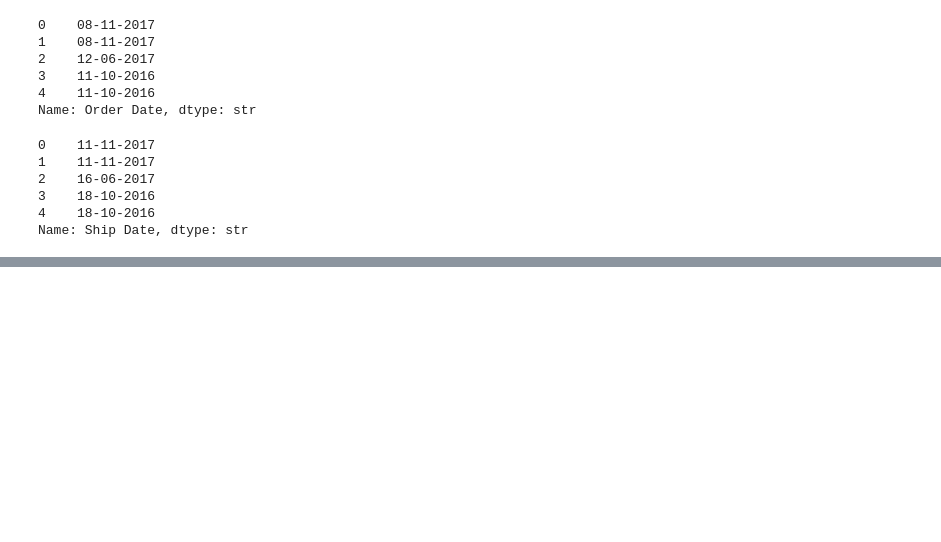
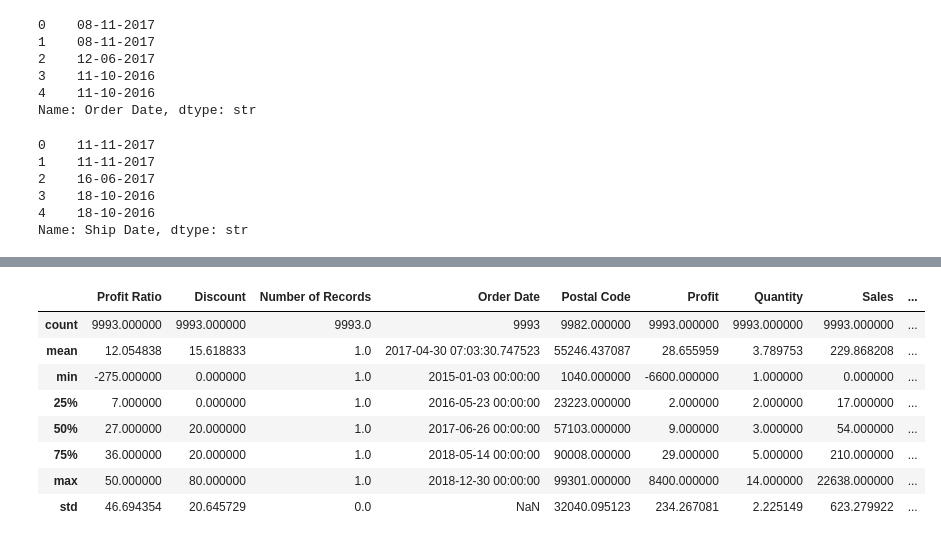
Before and after one commit to MuskanPatil553/Ecommerce-Sales-Analysis, a Jupyter notebook: notebook/01_Data_Cleaning.ipynb, the cells around one changed output, grey strips where cells are left out. Drawn from its saved outputs; the diff is of its cells as text; code cells hidden in the pictures; blank space fills up the shorter version.

```diff
--- a/notebook/01_Data_Cleaning.ipynb
+++ b/notebook/01_Data_Cleaning.ipynb
@@ -254,0 +264,10 @@ Name: Ship Date, dtype: str
+# %%
+df["Order Date"] = pd.to_datetime(
+    df["Order Date"],
+    format="%d-%m-%Y"
+)
+
+df["Ship Date"] = pd.to_datetime(
+    df["Ship Date"],
+    format="%d-%m-%Y"
+)
@@ -255,2 +294,14 @@ Name: Ship Date, dtype: str
+# %%
+df.describe()
+# %% [output]
+|  | Profit Ratio | Discount | Number of Records | Order Date | Postal Code | Profit | Quantity | Sales | ... |
+| count | 9993.000000 | 9993.000000 | 9993.0 | 9993 | 9982.000000 | 9993.000000 | 9993.000000 | 9993.000000 | ... |
+| mean | 12.054838 | 15.618833 | 1.0 | 2017-04-30 07:03:30.747523 | 55246.437087 | 28.655959 | 3.789753 | 229.868208 | ... |
+| min | -275.000000 | 0.000000 | 1.0 | 2015-01-03 00:00:00 | 1040.000000 | -6600.000000 | 1.000000 | 0.000000 | ... |
+| 25% | 7.000000 | 0.000000 | 1.0 | 2016-05-23 00:00:00 | 23223.000000 | 2.000000 | 2.000000 | 17.000000 | ... |
+| 50% | 27.000000 | 20.000000 | 1.0 | 2017-06-26 00:00:00 | 57103.000000 | 9.000000 | 3.000000 | 54.000000 | ... |
+| 75% | 36.000000 | 20.000000 | 1.0 | 2018-05-14 00:00:00 | 90008.000000 | 29.000000 | 5.000000 | 210.000000 | ... |
+| max | 50.000000 | 80.000000 | 1.0 | 2018-12-30 00:00:00 | 99301.000000 | 8400.000000 | 14.000000 | 22638.000000 | ... |
+| std | 46.694354 | 20.645729 | 0.0 | NaN | 32040.095123 | 234.267081 | 2.225149 | 623.279922 | ... |
 # %%
 df.to_csv(r"C:\Users\muska\OneDrive\Documents\Data-Analyst-Portfolio\Ecommerce-Sales-Analysis\cleaned_data\cleaned_superset.csv",index=False)
```
Also changed, not shown: parts of 3 cells of this notebook, 14 other files.
